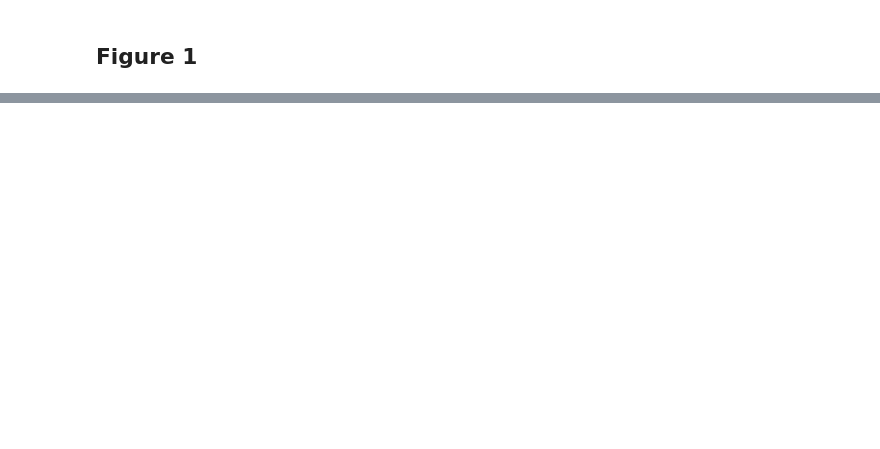
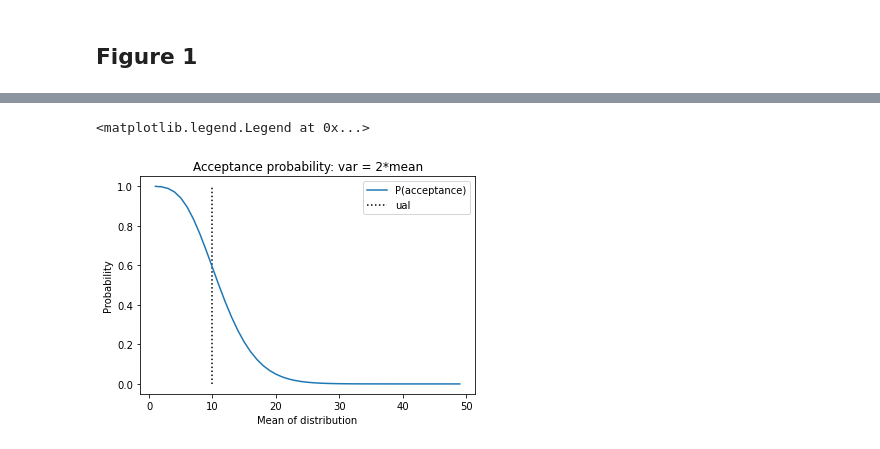
Before and after one commit to MoritzImendoerffer/bioburden_limits, a Jupyter notebook: yang_2013.ipynb, the cells around one changed output, grey strips where cells are left out. Cells and saved outputs as stored; diff of their text form; code cells hidden in the pictures; blank space fills up the shorter version.

```diff
--- a/yang_2013.ipynb
+++ b/yang_2013.ipynb
@@ -45,0 +57,27 @@ Text(0, 0.5, 'Probability')
+# %%
+"""
+This plot resembles figure 1
+"""
+# plot the probability of acceptance for various means
+mu_list = np.arange(1,50)  # CFU/100mL
+p_acc_list = []
+for mu in mu_list:
+    var = 2*mu
+    ual = 10  # upper acceptance limit'
+
+    p = mu / var
+    n = mu * p / (1-p)
+
+
+    nb = stats.nbinom(n=n, p=p)
+    p_acc_list.append(nb.cdf(ual))
+
+plt.plot(mu_list, p_acc_list, label='P(acceptance)')
+plt.vlines(x=ual, ymin=0, ymax=1, linestyle=':', color='k', label='ual')
+plt.title('Acceptance probability: var = 2*mean')
+plt.ylabel('Probability')
+plt.xlabel('Mean of distribution')
+plt.legend(loc=1)
+# %% [output]
+<matplotlib.legend.Legend at 0x...>
+[figure, added]
```
Also changed, not shown: parts of 5 cells of this notebook.
